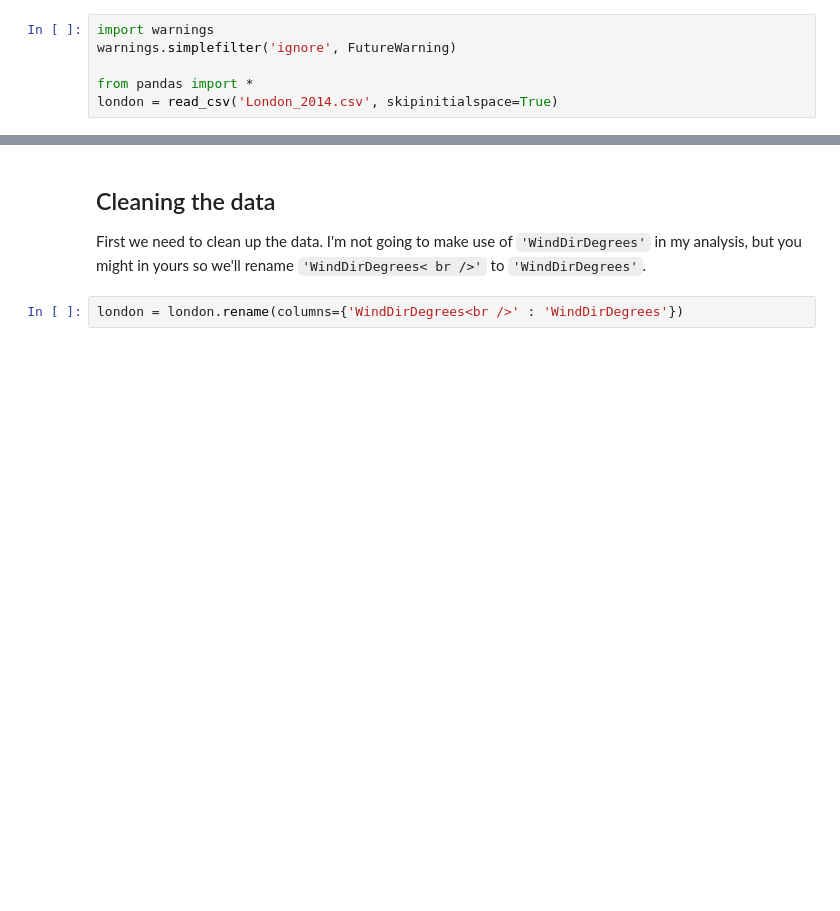
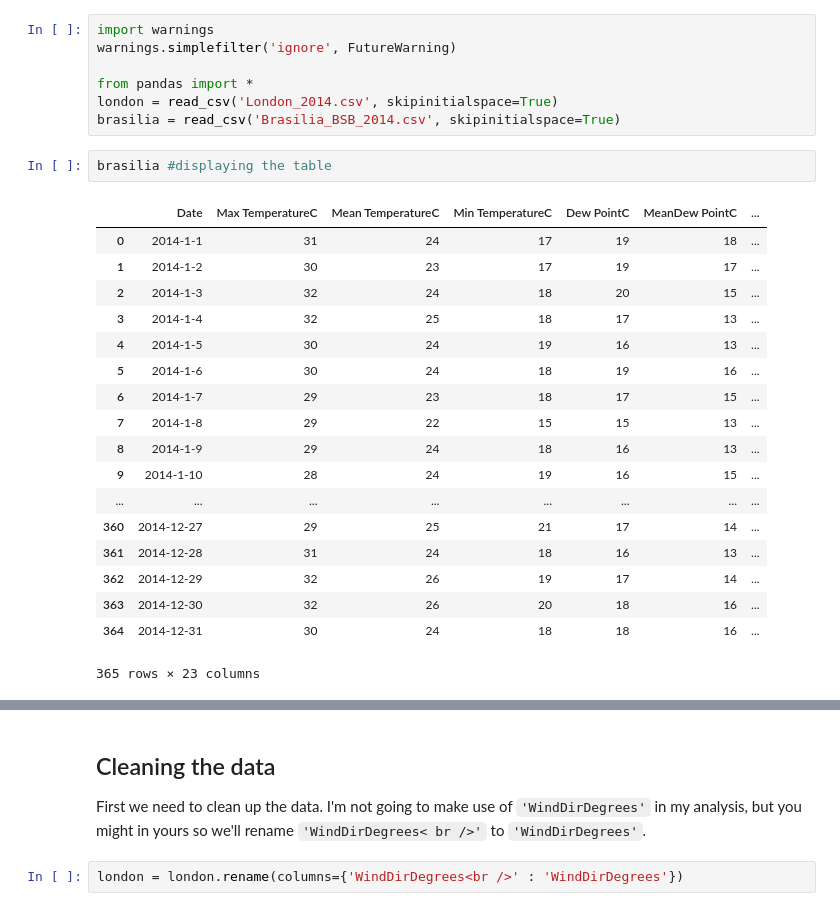
Before and after one commit to sreeramh4/dataScience, a Jupyter notebook: Project_2vacationWeather.ipynb, the cells around one changed output, grey strips where cells are left out. Saved outputs shown, nothing was run; the diff lists cells and outputs as text; blank space fills up the shorter version.

```diff
--- a/Project_2vacationWeather.ipynb
+++ b/Project_2vacationWeather.ipynb
@@ -29,3 +29,25 @@ warnings.simplefilter('ignore', FutureWarning)
 
 from pandas import *
 london = read_csv('London_2014.csv', skipinitialspace=True)
+brasilia = read_csv('Brasilia_BSB_2014.csv', skipinitialspace=True)
+# %%
+brasilia #displaying the table
+# %% [output]
+|  | Date | Max TemperatureC | Mean TemperatureC | Min TemperatureC | Dew PointC | MeanDew PointC | ... |
+| 0 | 2014-1-1 | 31 | 24 | 17 | 19 | 18 | ... |
+| 1 | 2014-1-2 | 30 | 23 | 17 | 19 | 17 | ... |
+| 2 | 2014-1-3 | 32 | 24 | 18 | 20 | 15 | ... |
+| 3 | 2014-1-4 | 32 | 25 | 18 | 17 | 13 | ... |
+| 4 | 2014-1-5 | 30 | 24 | 19 | 16 | 13 | ... |
+| 5 | 2014-1-6 | 30 | 24 | 18 | 19 | 16 | ... |
+| 6 | 2014-1-7 | 29 | 23 | 18 | 17 | 15 | ... |
+| 7 | 2014-1-8 | 29 | 22 | 15 | 15 | 13 | ... |
+| 8 | 2014-1-9 | 29 | 24 | 18 | 16 | 13 | ... |
+| 9 | 2014-1-10 | 28 | 24 | 19 | 16 | 15 | ... |
+| ... | ... | ... | ... | ... | ... | ... | ... |
+| 360 | 2014-12-27 | 29 | 25 | 21 | 17 | 14 | ... |
+| 361 | 2014-12-28 | 31 | 24 | 18 | 16 | 13 | ... |
+| 362 | 2014-12-29 | 32 | 26 | 19 | 17 | 14 | ... |
+| 363 | 2014-12-30 | 32 | 26 | 20 | 18 | 16 | ... |
+| 364 | 2014-12-31 | 30 | 24 | 18 | 18 | 16 | ... |
+365 rows × 23 columns
```
Also changed, not shown: parts of 10 cells of this notebook.
